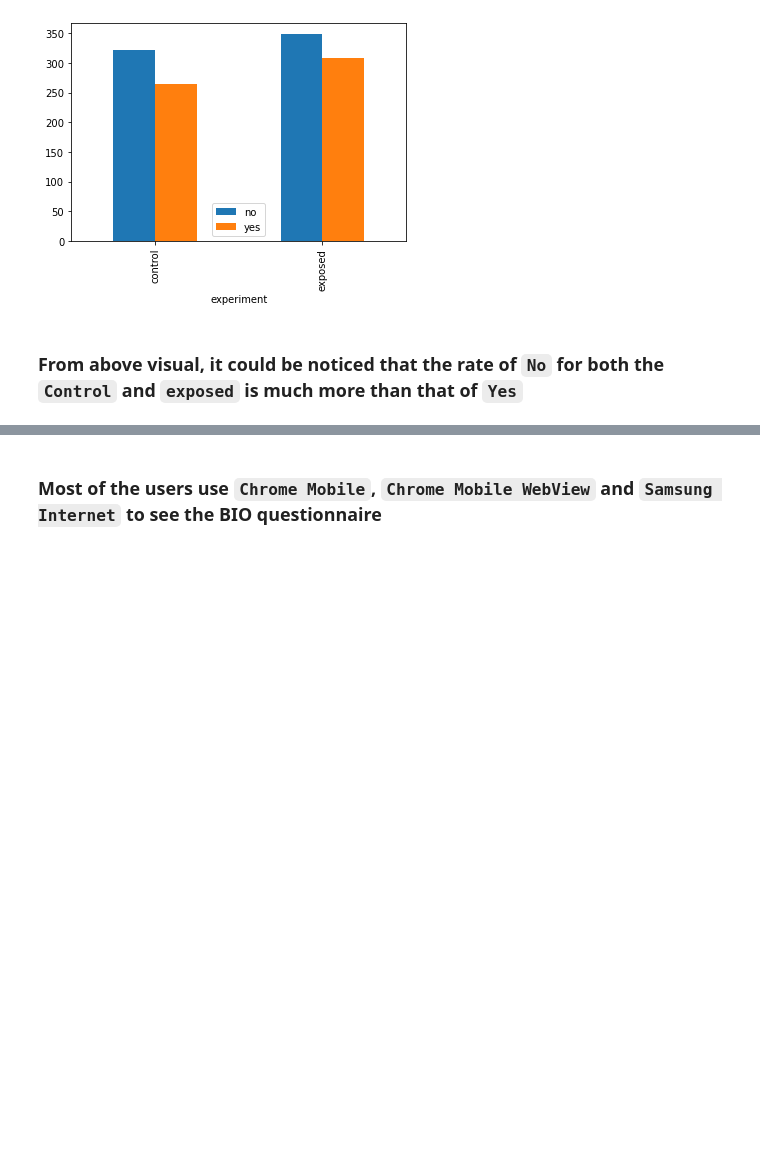
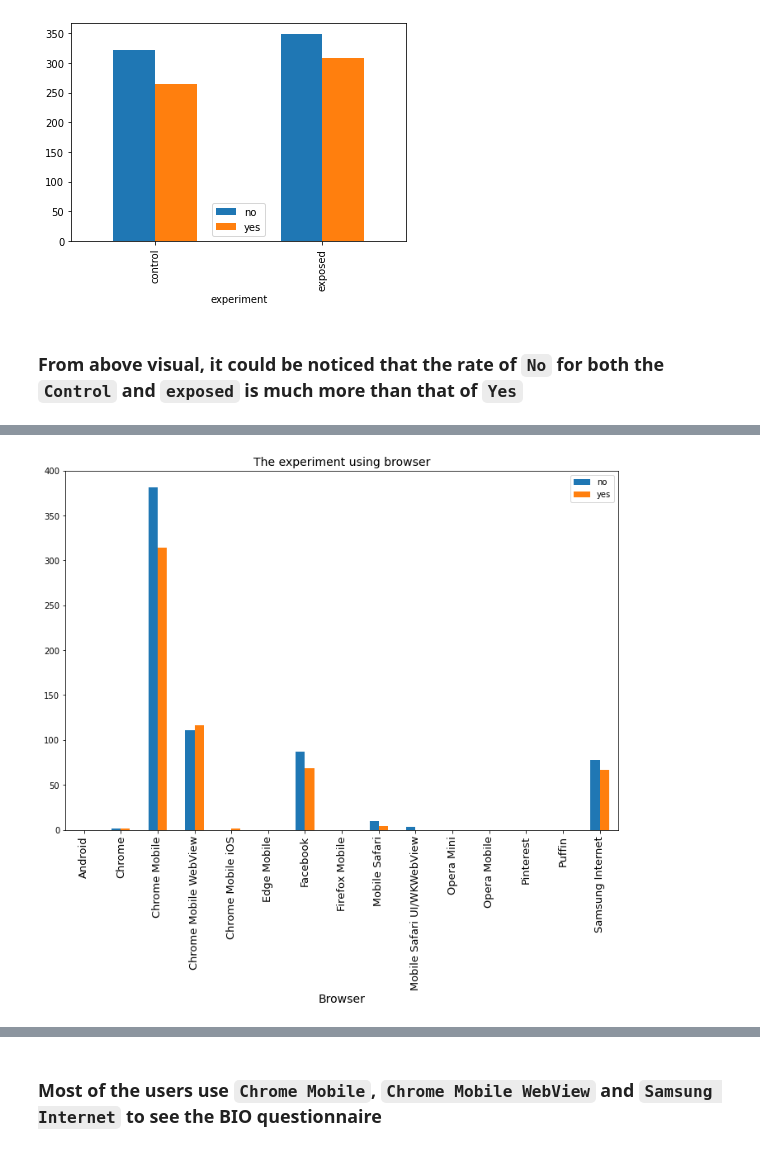
Before and after one commit to comsavvy/A-B-Hypothesis-testing, a Jupyter notebook: w4.ipynb, the cells around one changed output, grey strips where cells are left out. Cells and saved outputs as stored; diff of their text form; code cells hidden in the pictures; blank space fills up the shorter version.

Commit message:
Added experiment group for browser

````diff
--- a/w4.ipynb
+++ b/w4.ipynb
@@ -111,3 +108,7 @@ cediff.iloc[:2, :].plot.bar()
 [figure]
 # %% [markdown]
 ### From above visual, it could be noticed that the rate of ```No``` for both the ```Control``` and ```exposed``` is much more than that of ```Yes```
+# %%
+# The browser user used for the Bio
+browser_exp= data.pivot_table(index= 'browser', values= ['yes', 'no'], aggfunc= 'sum')
+browser_exp
@@ -114,3 +133,9 @@ cediff.iloc[:2, :].plot.bar()
+# %%
+browser_exp.plot.bar(figsize= (12, 8)).set_title('The experiment using browser', fontsize= 14)
+plt.xticks(fontsize= 13)
+plt.xlabel('Browser', fontsize= 14);
+# %% [output]
+[figure, added]
 # %%
 plt.figure(figsize= (12, 7))
 sns.countplot(data['browser'].sort_values())
````
Also changed, not shown: parts of 5 cells of this notebook.
